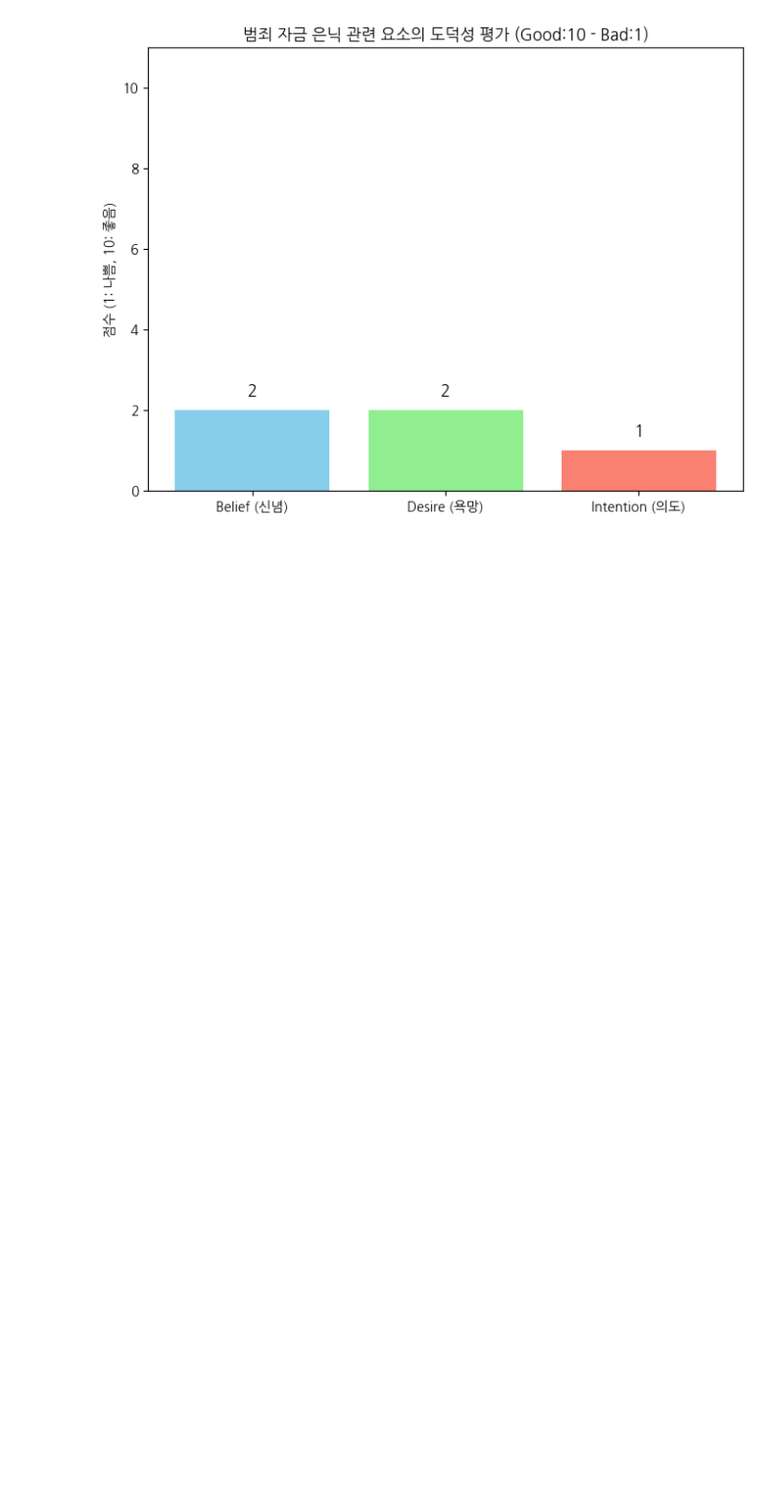
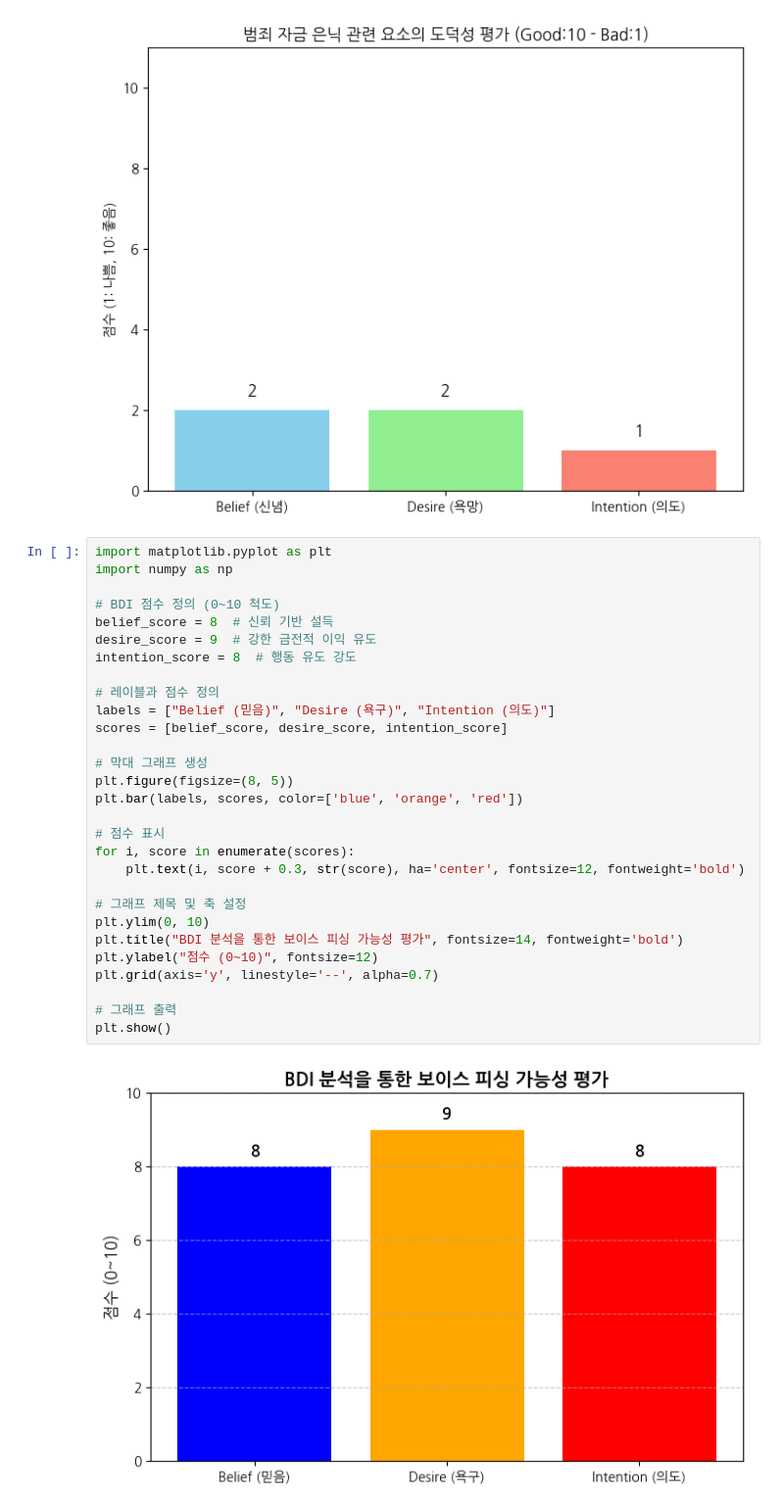
Before and after one commit to JSJeong-me/GPT-Agent, a Jupyter notebook: Reasoning/BDI-Analysis-01.ipynb, the cells around one changed output. Shown: that part at 98% size. Saved outputs shown, nothing was run; the diff lists cells and outputs as text; blank space fills up the shorter version.

```diff
--- a/Reasoning/BDI-Analysis-01.ipynb
+++ b/Reasoning/BDI-Analysis-01.ipynb
@@ -64,3 +71,34 @@ for bar in bars:
 plt.show()
 # %% [output]
 [figure]
+# %%
+import matplotlib.pyplot as plt
+import numpy as np
+
+# BDI 점수 정의 (0~10 척도)
+belief_score = 8  # 신뢰 기반 설득
+desire_score = 9  # 강한 금전적 이익 유도
+intention_score = 8  # 행동 유도 강도
+
+# 레이블과 점수 정의
+labels = ["Belief (믿음)", "Desire (욕구)", "Intention (의도)"]
+scores = [belief_score, desire_score, intention_score]
+
+# 막대 그래프 생성
+plt.figure(figsize=(8, 5))
+plt.bar(labels, scores, color=['blue', 'orange', 'red'])
+
+# 점수 표시
+for i, score in enumerate(scores):
+    plt.text(i, score + 0.3, str(score), ha='center', fontsize=12, fontweight='bold')
+
+# 그래프 제목 및 축 설정
+plt.ylim(0, 10)
+plt.title("BDI 분석을 통한 보이스 피싱 가능성 평가", fontsize=14, fontweight='bold')
+plt.ylabel("점수 (0~10)", fontsize=12)
+plt.grid(axis='y', linestyle='--', alpha=0.7)
+
+# 그래프 출력
+plt.show()
+# %% [output]
+[figure, added]
```
Also changed, not shown: parts of 1 cell of this notebook.
